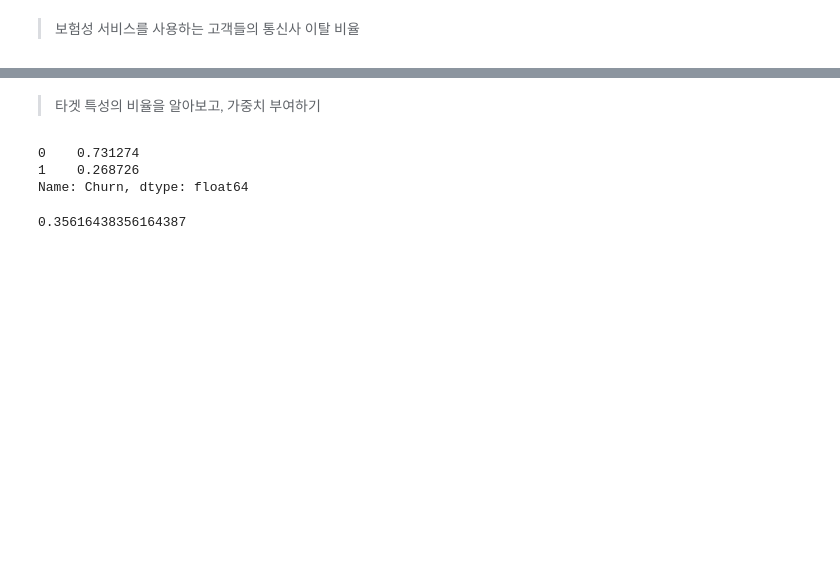
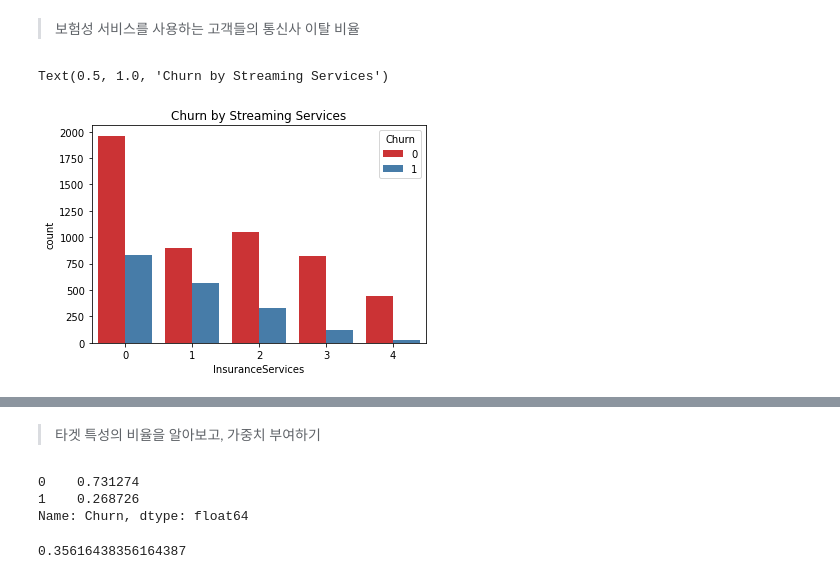
Before and after one commit to threegenie/churn_project, a Jupyter notebook: telco_customer_churn.ipynb, the cells around one changed output, grey strips where cells are left out. Cells and saved outputs as stored; diff of their text form; code cells hidden in the pictures; blank space fills up the shorter version.

```diff
--- a/telco_customer_churn.ipynb
+++ b/telco_customer_churn.ipynb
@@ -220,8 +225,11 @@ Text(0.5, 1.0, 'Churn by Streaming Services')
 
 > 보험성 서비스를 사용하는 고객들의 통신사 이탈 비율
 # %%
-sns.countplot(x='InsuranceServices',hue = 'Churn',data=df,palette='deep')
+sns.countplot(x='InsuranceServices',hue = 'Churn',data=df,palette='Set1')
 plt.title('Churn by Streaming Services')
+# %% [output]
+Text(0.5, 1.0, 'Churn by Streaming Services')
+[figure, added]
 # %%
 from sklearn.model_selection import train_test_split
 train, val = train_test_split(df, test_size=0.1, random_state=2)
```
Also changed, not shown: parts of 17 cells of this notebook.
